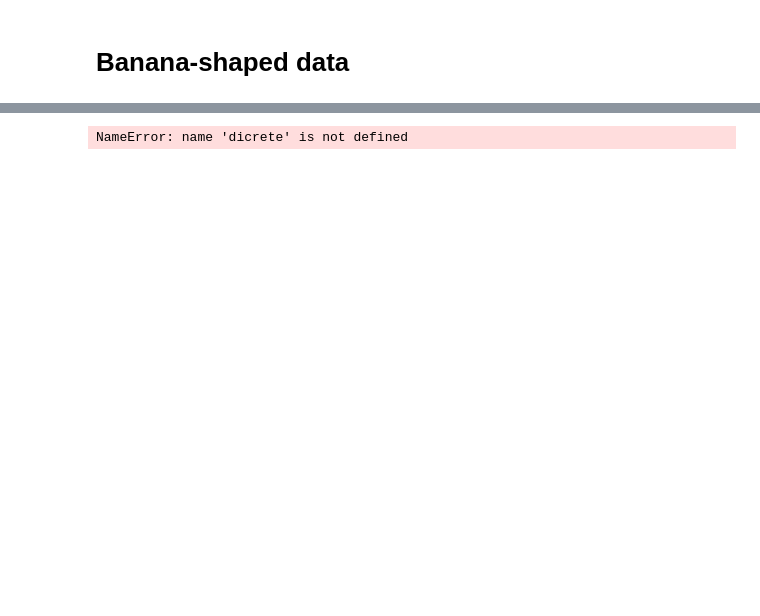
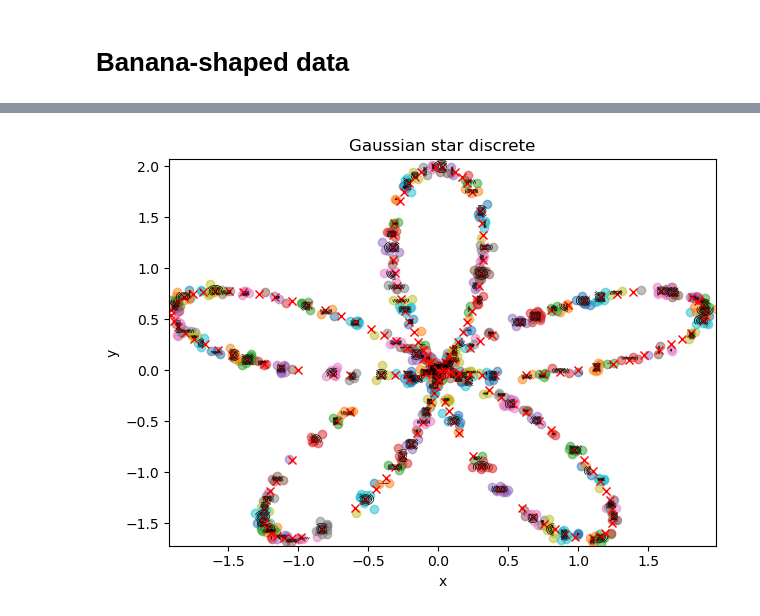
Before and after one commit to HalvardBariller/Score-based-generative-modeling-, a Jupyter notebook: notebooks/data_visualisation.ipynb, the cells around one changed output, grey strips where cells are left out. Drawn from its saved outputs; the diff is of its cells as text; code cells hidden in the pictures; blank space fills up the shorter version.

```diff
--- a/notebooks/data_visualisation.ipynb
+++ b/notebooks/data_visualisation.ipynb
@@ -62,5 +60,7 @@ visualisation.banana_score_plot(banana_data)
 # %%
-echantillonneur = dicrete(center_star=[0,0], size_star = 1, m_start = 15, scale=0.001)
-echantillons = echantillonneur.echantillonne(500)
+echantillonneur = dicrete(center_star=[0,0], size_star = 1, m_start = 250, scale=0.001)
+echantillons, clusters = echantillonneur.echantillonne_avec_clusters(1000)
-# %% [output]
-NameError: name 'dicrete' is not defined
+# %%
+visualisation.plot_start(echantillonneur, echantillons, clusters)
+# %% [output]
+[figure, added]
```
Also changed, not shown: parts of 8 cells of this notebook.
